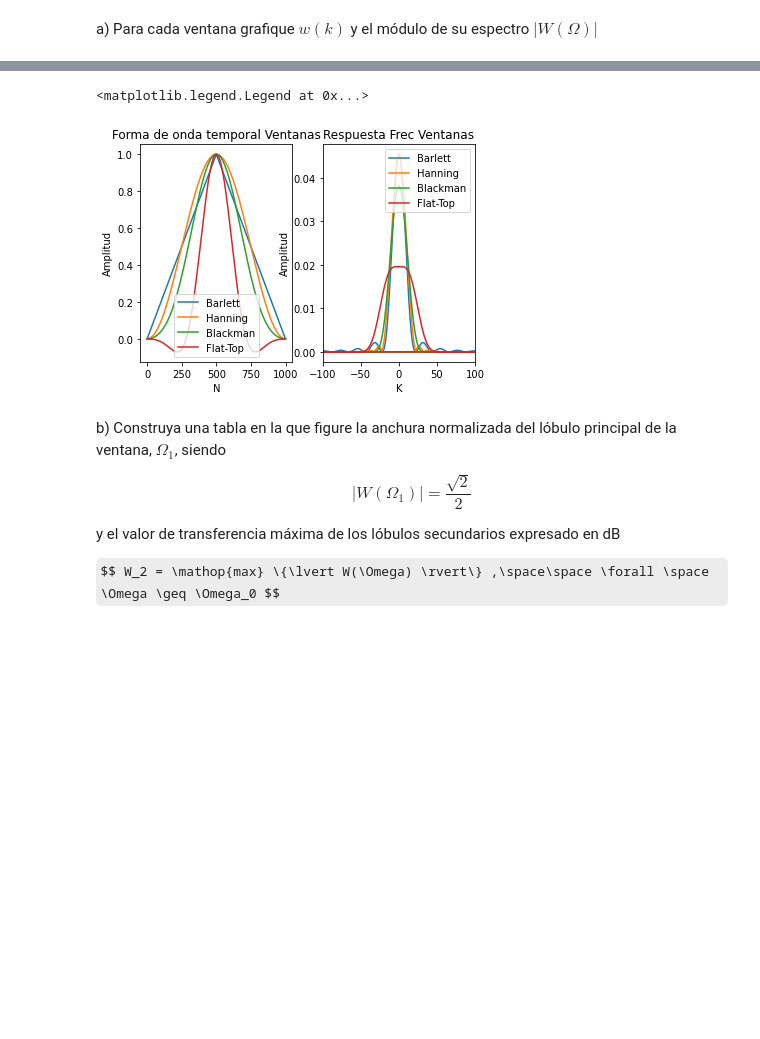
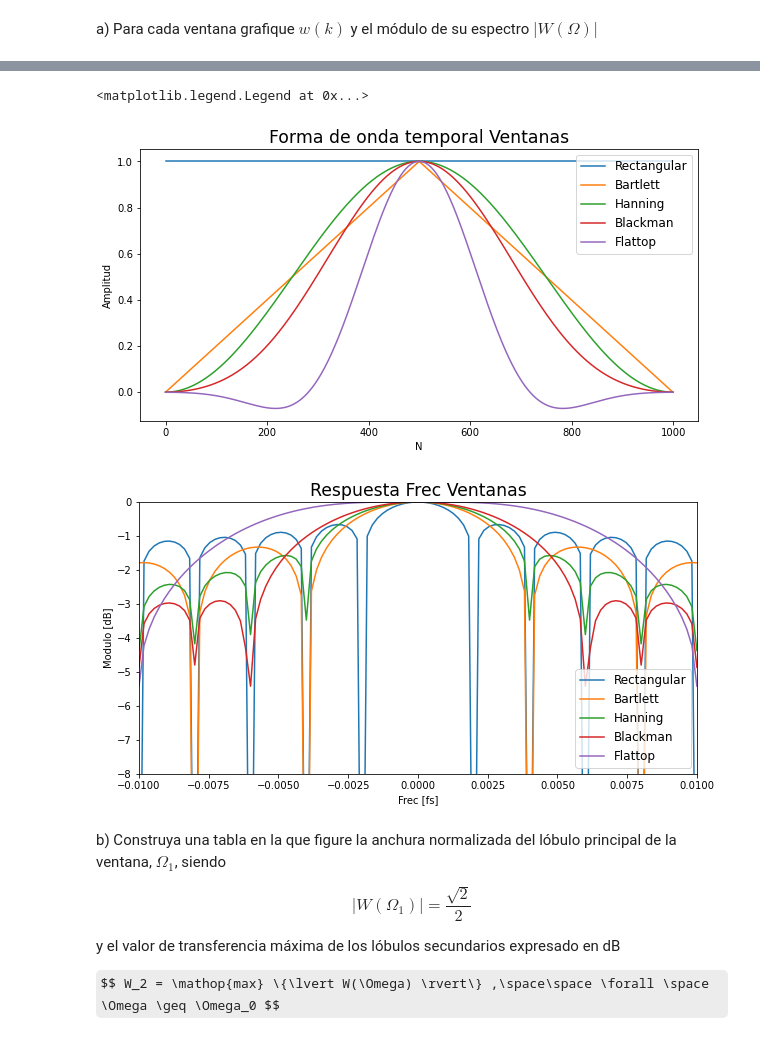
Before and after one commit to fcatuogno/PDS_TPs, a Jupyter notebook: TP2 - Ventanas.ipynb, the cells around one changed output, grey strips where cells are left out. Drawn from its saved outputs; the diff is of its cells as text; code cells hidden in the pictures; some formulas as TeX source; blank space fills up the shorter version.

Commit message:
Se cambia punto 1.a) a formato matricial, se avanza con punto 1.b)

```diff
--- a/TP2 - Ventanas.ipynb
+++ b/TP2 - Ventanas.ipynb
@@ -37,6 +37,9 @@ import matplotlib.pyplot as plt
 from pandas import DataFrame
 from IPython.display import HTML
 
+#Config Tamaño de Plots
+plt.rcParams['figure.figsize'] = [10, 5]
+
 N  = 1000 # muestras
 fs = 1000 # Hz
 
@@ -47,55 +50,63 @@ import scipy.signal as signal
 # %%
 ##########################################
 # Acá podés generar los gráficos pedidos #
 ##########################################
 
 #Cantidad de Zero Padding
 nn = 10*N
 
-#Generacion de ventanas
+Ventanas = { 0:'Rectangular', 1:'Bartlett', 2:'Hanning', 3:'Blackman', 4:'Flattop' }
+
+# Generacion de Matriz con Ventanas
+########################################################
+VentRect = np.ones(N)
 VentBarlett = signal.windows.bartlett(N)
 VentHann = signal.windows.hann(N)
 VentBlack = signal.windows.blackman(N)
 VentFlat = signal.windows.flattop(N)
 
-#Plot Ventanas
-fig, [ax1, ax2] = plt.subplots(1,2)
-ax1.plot(VentBarlett, label='Barlett')
-ax1.plot(VentHann, label='Hanning')
-ax1.plot(VentBlack, label='Blackman')
-ax1.plot(VentFlat, label='Flat-Top')
-ax1.set_title('Forma de onda temporal Ventanas')
+matriz = np.column_stack(([VentRect, VentBarlett,VentHann, VentBlack, VentFlat]))
+
+
+#Graficas Temporales de Ventanas
+plt.close('all')
+fig, ax1 = plt.subplots()
+
+for index in Ventanas:
+
+    ax1.plot(matriz[0:,index], label=Ventanas[index])
+
+
+ax1.set_title('Forma de onda temporal Ventanas', fontsize = 'xx-large')
 ax1.set_ylabel('Amplitud')
 ax1.set_xlabel('N')
-ax1.legend()  # Add a legend.
+ax1.legend(loc='upper right', fontsize='large')  # Add a legend.
 
-#Aplico Zero Padding para visualizacion del espectro
-VentBarlett = np.concatenate((VentBarlett,np.zeros(nn)))
-VentHann = np.concatenate((VentHann,np.zeros(nn)))
-VentBlack = np.concatenate((VentBlack,np.zeros(nn)))
-VentFlat = np.concatenate((VentFlat,np.zeros(nn)))
+#Zero Padding
+matriz = np.concatenate((matriz,np.zeros([nn, matriz.shape[1]])))
 
-#Calculo FFT de Ventanas
-espectroBarlett = np.abs(np.fft.fft(VentBarlett))/len(VentBlack)
-espectroHann = np.abs(np.fft.fft(VentHann))/len(VentBlack)
-espectroBlack = np.abs(np.fft.fft(VentBlack))/len(VentBlack)
-espectroFlat = np.abs(np.fft.fft(VentFlat))/len(VentBlack)
-frec = np.fft.fftfreq(len(VentBlack),1/len(VentBlack))
+#Calculo de DFT
+espectro = np.abs(np.fft.fft(matriz, axis=0))/len(VentBlack)
+espectro = np.fft.fftshift(espectro, axes=0)
+frec = np.fft.fftfreq(espectro.shape[0],0.5) #Normalizo respecto a Nyquist
+frec = np.fft.fftshift(frec)
 
-#Grafico Ventanas
-ax2.plot(frec,espectroBarlett, label='Barlett')
-ax2.plot(frec,espectroHann, label='Hanning')
-ax2.plot(frec,espectroBlack, label='Blackman')
-ax2.plot(frec,espectroFlat, label='Flat-Top')
-plt.xlim(-100, 100)
-ax2.set_title('Respuesta Frec Ventanas')
-ax2.set_ylabel('Amplitud')
-ax2.set_xlabel('K')
+#Graficas de Espectro
+fig, ax2 = plt.subplots()
+for index in Ventanas:
+    espectro[0:,index] /= np.amax(espectro[0:,index]) #Normalizo todas a 0dB
+    ax2.plot(frec, np.log10(espectro[0:,index]), label=Ventanas[index])
 
-ax2.legend()
+plt.xlim(-0.01, 0.01)
+plt.ylim(-8,0)
+ax2.set_title('Respuesta Frec Ventanas', fontsize = 'xx-large')
+ax2.set_ylabel('Modulo [dB]')
+ax2.set_xlabel('Frec [fs]')
+ax2.legend(loc='lower right', fontsize='large')
 # %% [output]
 <matplotlib.legend.Legend at 0x...>
-[figure, old version]
+[figure, new version]
+[figure, added]
 # %% [markdown]
 b) Construya una tabla en la que figure la anchura normalizada del lóbulo principal  de la ventana, $\Omega_1$, siendo
 
```
Also changed, not shown: parts of 3 cells of this notebook.
